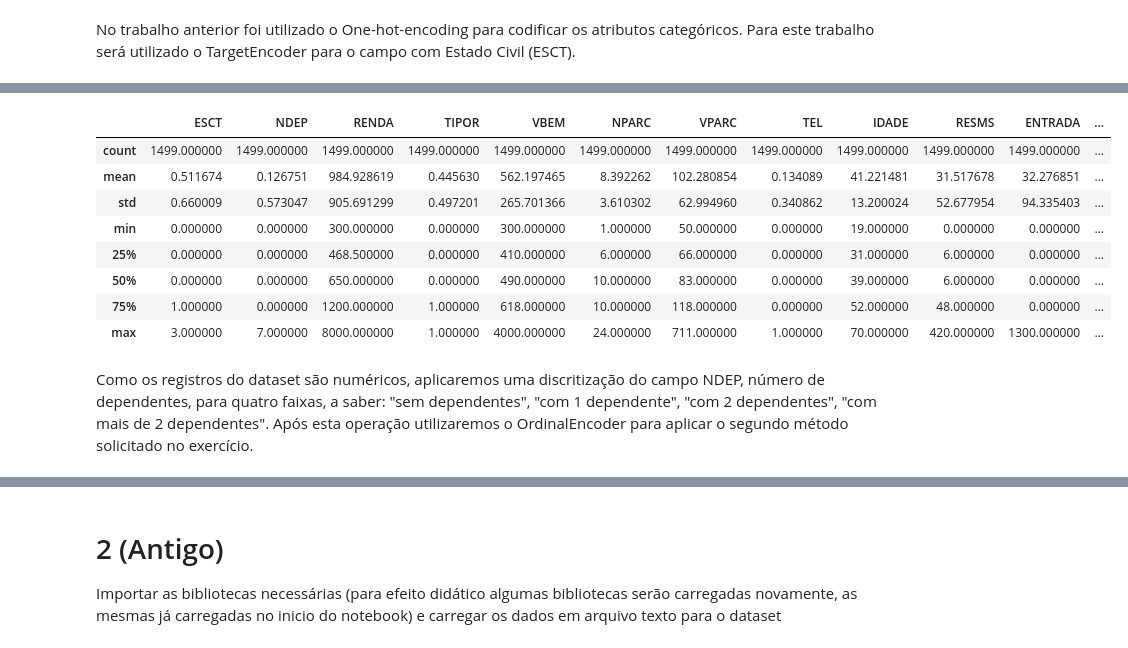
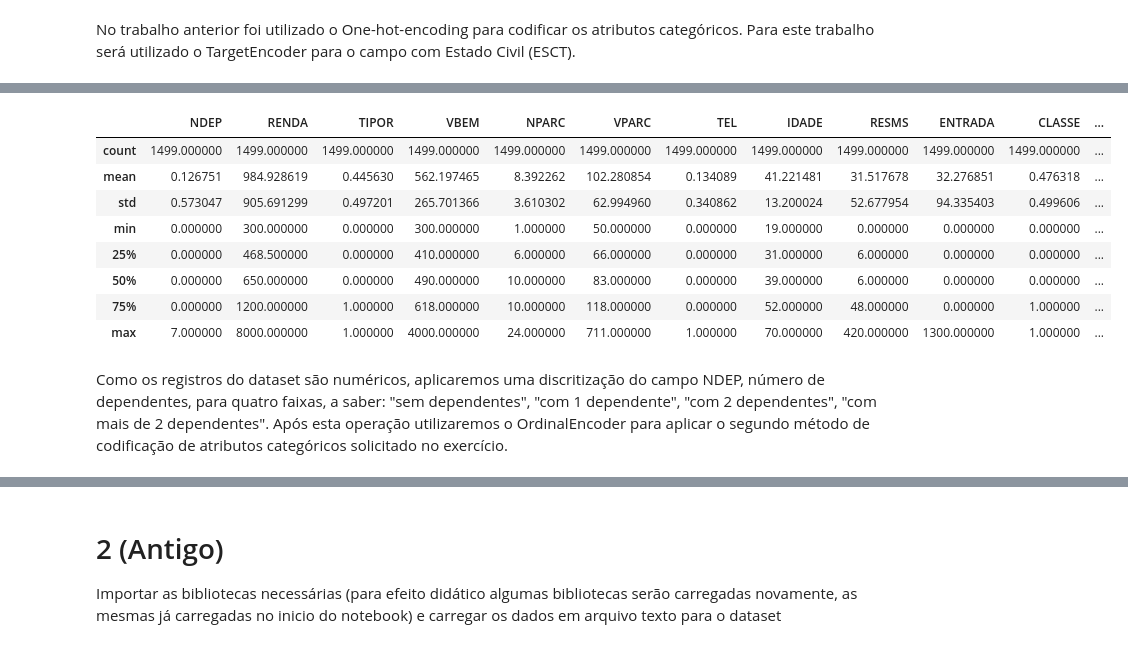
Before and after one commit to helioacastro/Aprendizagem-de-Maquina, a Jupyter notebook: notebooks/AM_T2_HELIO_ARAUJO_E_CASTRO.ipynb, the cells around one changed output, grey strips where cells are left out. Cells and saved outputs as stored; diff of their text form; code cells hidden in the pictures.

```diff
--- a/notebooks/AM_T2_HELIO_ARAUJO_E_CASTRO.ipynb
+++ b/notebooks/AM_T2_HELIO_ARAUJO_E_CASTRO.ipynb
@@ -66,32 +66,36 @@ No dataset apresentado é identificado alguns atributos categóricos, ainda que
 # %%
 valoresESCT = dsTrain['ESCT'].unique()
 
 import category_encoders
 encoder = TargetEncoder(cols=['ESCT'])
 
 #category_encoders.
-# Ajustando o encoder aos dados
+# Ajustando o encoder aos dados Estado Civil (dsTrain)
 encoder.fit(dsTrain['ESCT'], dsTrain['CLASSE'])
+dsTrain['ESCT_Encoded'] = encoder.transform(dsTrain['ESCT'], dsTrain['CLASSE'])
+
+# Ajustando o encoder aos dados Estado Civil (dsTeste)
 encoder.fit(dsTeste['ESCT'], dsTeste['CLASSE'])
+dsTeste['ESCT_Encoded'] = encoder.transform(dsTeste['ESCT'], dsTeste['CLASSE'])
 
-# Codificando a variável 'ESCT' no DataFrame original
-dsTrain['ESCT Encoded'] = encoder.transform(dsTrain['ESCT'], dsTrain['CLASSE'])
-dsTeste['ESCT Encoded'] = encoder.transform(dsTeste['ESCT'], dsTeste['CLASSE'])
+# Remover as colunas alteradas
+dsTrain = dsTrain.drop('ESCT', axis=1)
+dsTeste = dsTeste.drop('ESCT', axis=1)
 
-#dsTrain.head()
+dsTrain.head()
 dsTrain.describe()
 # %% [output]
-|  | ESCT | NDEP | RENDA | TIPOR | VBEM | NPARC | VPARC | TEL | IDADE | RESMS | ENTRADA | ... |
+|  | NDEP | RENDA | TIPOR | VBEM | NPARC | VPARC | TEL | IDADE | RESMS | ENTRADA | CLASSE | ... |
 | count | 1499.000000 | 1499.000000 | 1499.000000 | 1499.000000 | 1499.000000 | 1499.000000 | 1499.000000 | 1499.000000 | 1499.000000 | 1499.000000 | 1499.000000 | ... |
-| mean | 0.511674 | 0.126751 | 984.928619 | 0.445630 | 562.197465 | 8.392262 | 102.280854 | 0.134089 | 41.221481 | 31.517678 | 32.276851 | ... |
-| std | 0.660009 | 0.573047 | 905.691299 | 0.497201 | 265.701366 | 3.610302 | 62.994960 | 0.340862 | 13.200024 | 52.677954 | 94.335403 | ... |
-| min | 0.000000 | 0.000000 | 300.000000 | 0.000000 | 300.000000 | 1.000000 | 50.000000 | 0.000000 | 19.000000 | 0.000000 | 0.000000 | ... |
-| 25% | 0.000000 | 0.000000 | 468.500000 | 0.000000 | 410.000000 | 6.000000 | 66.000000 | 0.000000 | 31.000000 | 6.000000 | 0.000000 | ... |
-| 50% | 0.000000 | 0.000000 | 650.000000 | 0.000000 | 490.000000 | 10.000000 | 83.000000 | 0.000000 | 39.000000 | 6.000000 | 0.000000 | ... |
-| 75% | 1.000000 | 0.000000 | 1200.000000 | 1.000000 | 618.000000 | 10.000000 | 118.000000 | 0.000000 | 52.000000 | 48.000000 | 0.000000 | ... |
-| max | 3.000000 | 7.000000 | 8000.000000 | 1.000000 | 4000.000000 | 24.000000 | 711.000000 | 1.000000 | 70.000000 | 420.000000 | 1300.000000 | ... |
+| mean | 0.126751 | 984.928619 | 0.445630 | 562.197465 | 8.392262 | 102.280854 | 0.134089 | 41.221481 | 31.517678 | 32.276851 | 0.476318 | ... |
+| std | 0.573047 | 905.691299 | 0.497201 | 265.701366 | 3.610302 | 62.994960 | 0.340862 | 13.200024 | 52.677954 | 94.335403 | 0.499606 | ... |
+| min | 0.000000 | 300.000000 | 0.000000 | 300.000000 | 1.000000 | 50.000000 | 0.000000 | 19.000000 | 0.000000 | 0.000000 | 0.000000 | ... |
+| 25% | 0.000000 | 468.500000 | 0.000000 | 410.000000 | 6.000000 | 66.000000 | 0.000000 | 31.000000 | 6.000000 | 0.000000 | 0.000000 | ... |
+| 50% | 0.000000 | 650.000000 | 0.000000 | 490.000000 | 10.000000 | 83.000000 | 0.000000 | 39.000000 | 6.000000 | 0.000000 | 0.000000 | ... |
+| 75% | 0.000000 | 1200.000000 | 1.000000 | 618.000000 | 10.000000 | 118.000000 | 0.000000 | 52.000000 | 48.000000 | 0.000000 | 1.000000 | ... |
+| max | 7.000000 | 8000.000000 | 1.000000 | 4000.000000 | 24.000000 | 711.000000 | 1.000000 | 70.000000 | 420.000000 | 1300.000000 | 1.000000 | ... |
 # %% [markdown]
-Como os registros do dataset são numéricos, aplicaremos uma discritização do campo NDEP, número de dependentes, para quatro faixas, a saber: "sem dependentes", "com 1 dependente", "com 2 dependentes", "com mais de 2 dependentes". Após esta operação utilizaremos o OrdinalEncoder para aplicar o segundo método solicitado no exercício.
+Como os registros do dataset são numéricos, aplicaremos uma discritização do campo NDEP, número de dependentes, para quatro faixas, a saber: "sem dependentes", "com 1 dependente", "com 2 dependentes", "com mais de 2 dependentes". Após esta operação utilizaremos o OrdinalEncoder para aplicar o segundo método de codificação de atributos categóricos solicitado no exercício.
 # %%
 # Defina os limites dos bins
 bins = [-1, 0, 1, 2, float('inf')]  # O último intervalo é para >2
```
Also changed, not shown: parts of 18 cells of this notebook.
